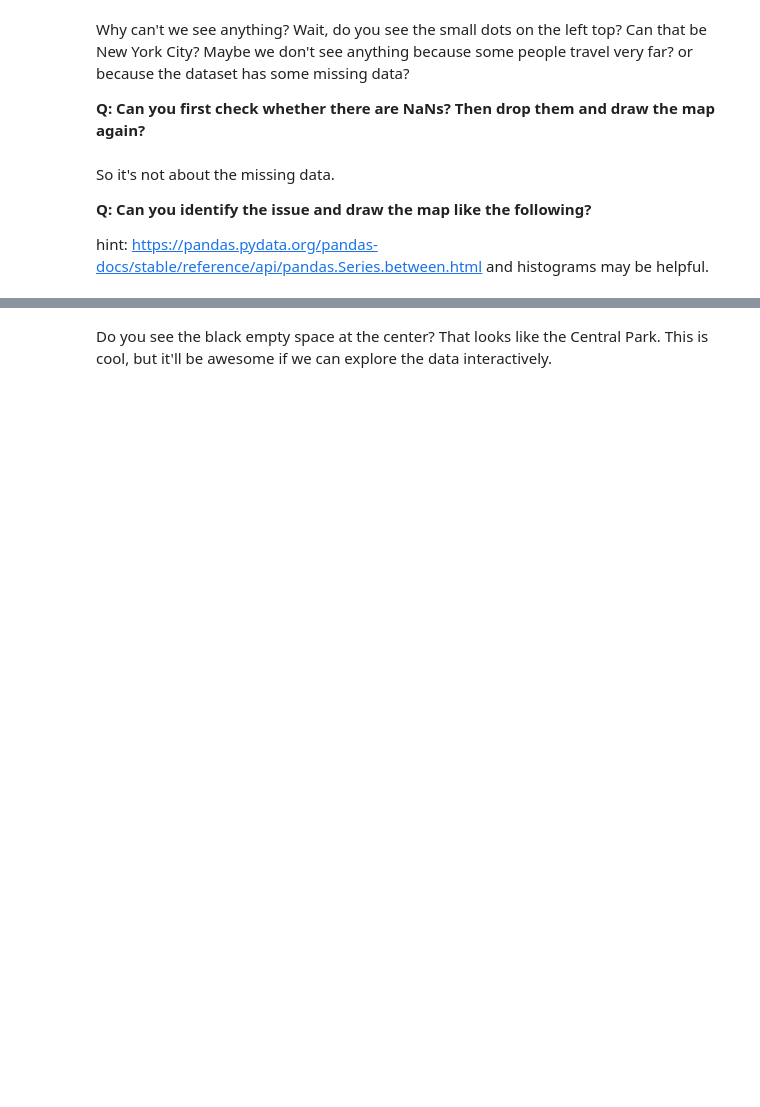
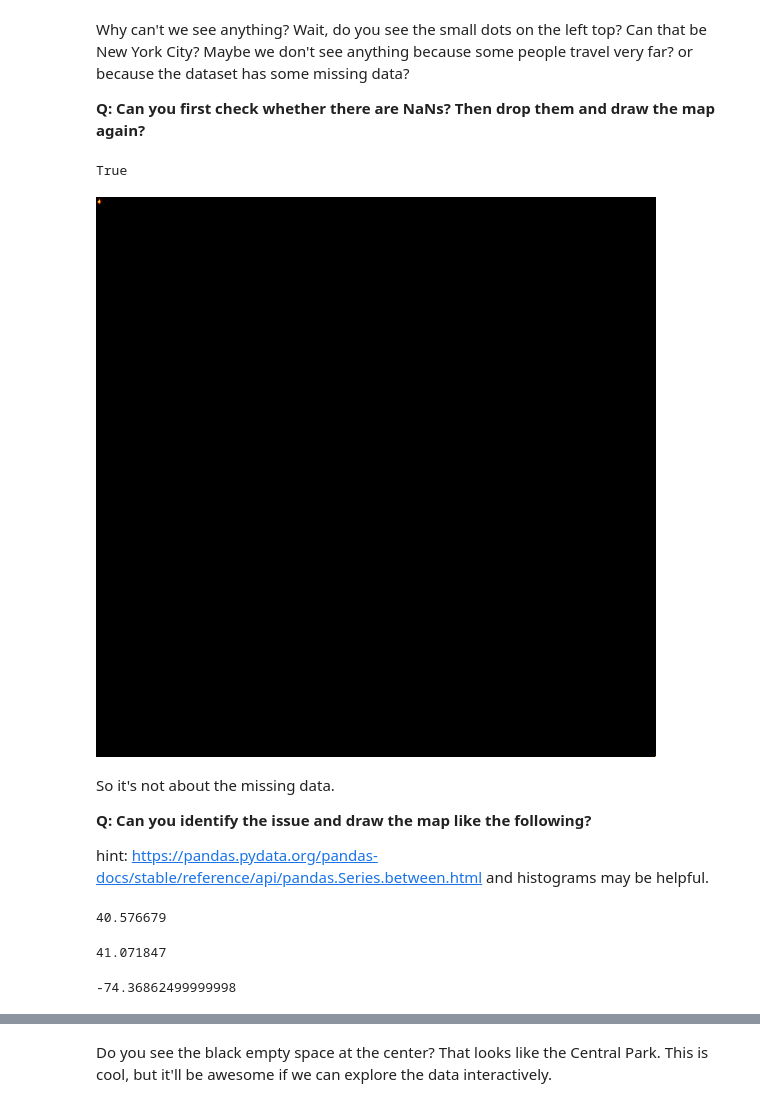
Before and after one commit to berryscottr/DataVisualization, a Jupyter notebook: lab12.ipynb, the cells around one changed output, grey strips where cells are left out. Drawn from its saved outputs; the diff is of its cells as text; code cells hidden in the pictures; blank space fills up the shorter version.

```diff
--- a/lab12.ipynb
+++ b/lab12.ipynb
@@ -313,7 +364,7 @@ Because the dataset is pretty big, let's use a small sample first. For this visu
 
 Usually, we use `remotezip` package in Python to download and extract the big dataset. But one of the problem with `remotezip` is that it does not support [range request](https://github.com/gtsystem/python-remotezip/issues/3) and that is why we have to download the dataset manually. We suggest you to download the zip file of dataset containing csv from [Kaggle dataset](https://www.kaggle.com/kentonnlp/2014-new-york-city-taxi-trips), extract it and put the filepath of CSV file in the `csv_path` variable below.
 # %%
-csv_path= '<<INSERT nyc_taxi_data_2014.csv file path>>'
+csv_path= 'nyc_taxi_data_2014.csv'
 
 try:
     nyctaxi_small = pd.read_csv(csv_path, nrows=10000,
@@ -340,3 +396,14 @@ Why can't we see anything? Wait, do you see the small dots on the left top? Can
+# %%
+nyctaxi_small.isnull().values.any()
+# %% [output]
+True
+# %%
+nyctaxi_small.dropna()
+
+agg = ds.Canvas().points(nyctaxi_small, 'dropoff_longitude', 'dropoff_latitude')
+tf.set_background(tf.shade(agg, cmap=fire),"black")
+# %% [output]
+[figure, added]
 # %% [markdown]
 So it's not about the missing data.
 
@@ -349,0 +413,12 @@ nyctaxi_small_filtered = pd.DataFrame({"dropoff_longitude": [-73, -74], "dropoff
+# %%
+nyctaxi_small.query('dropoff_latitude != 0.0')["dropoff_latitude"].min()
+# %% [output]
+40.576679
+# %%
+nyctaxi_small.query('dropoff_latitude != 0.0')["dropoff_latitude"].max()
+# %% [output]
+41.071847
+# %%
+nyctaxi_small.query('dropoff_longitude != 0.0')["dropoff_longitude"].min()
+# %% [output]
+-74.36862499999998
```
Also changed, not shown: parts of 36 cells of this notebook, 5 other files.
